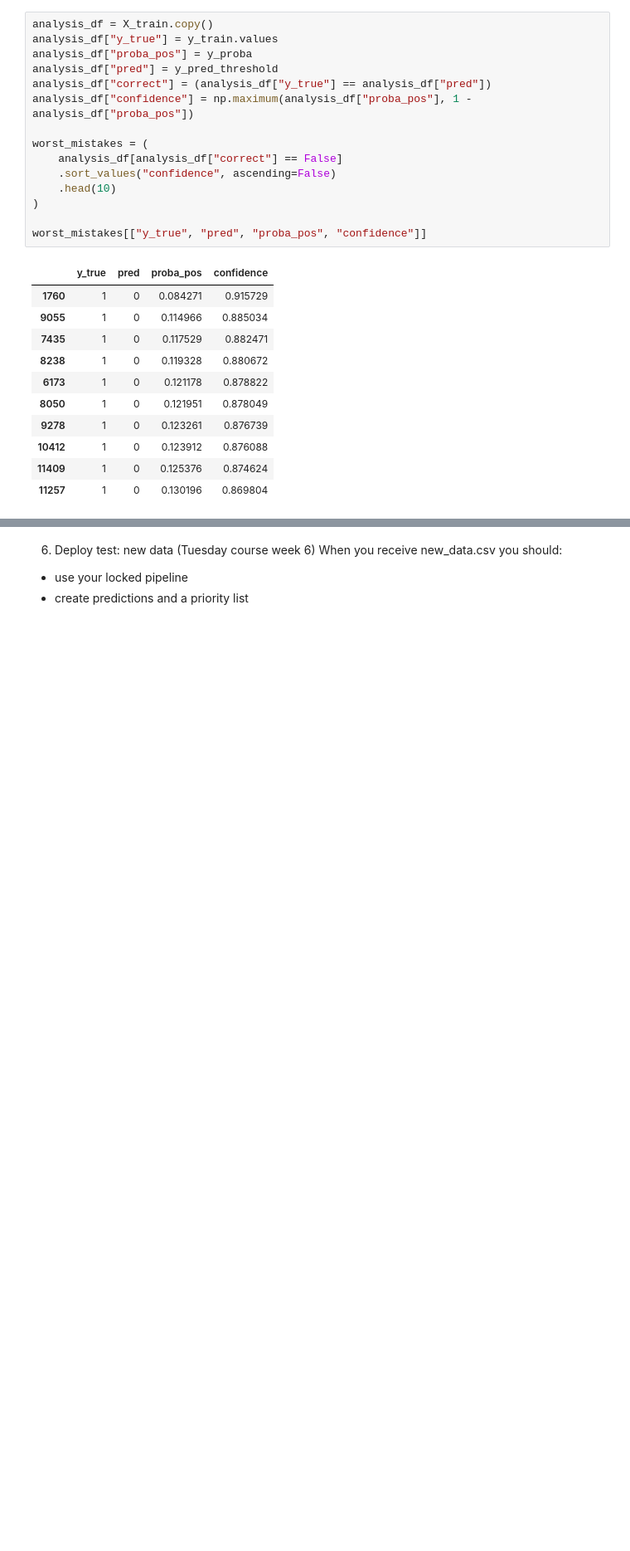
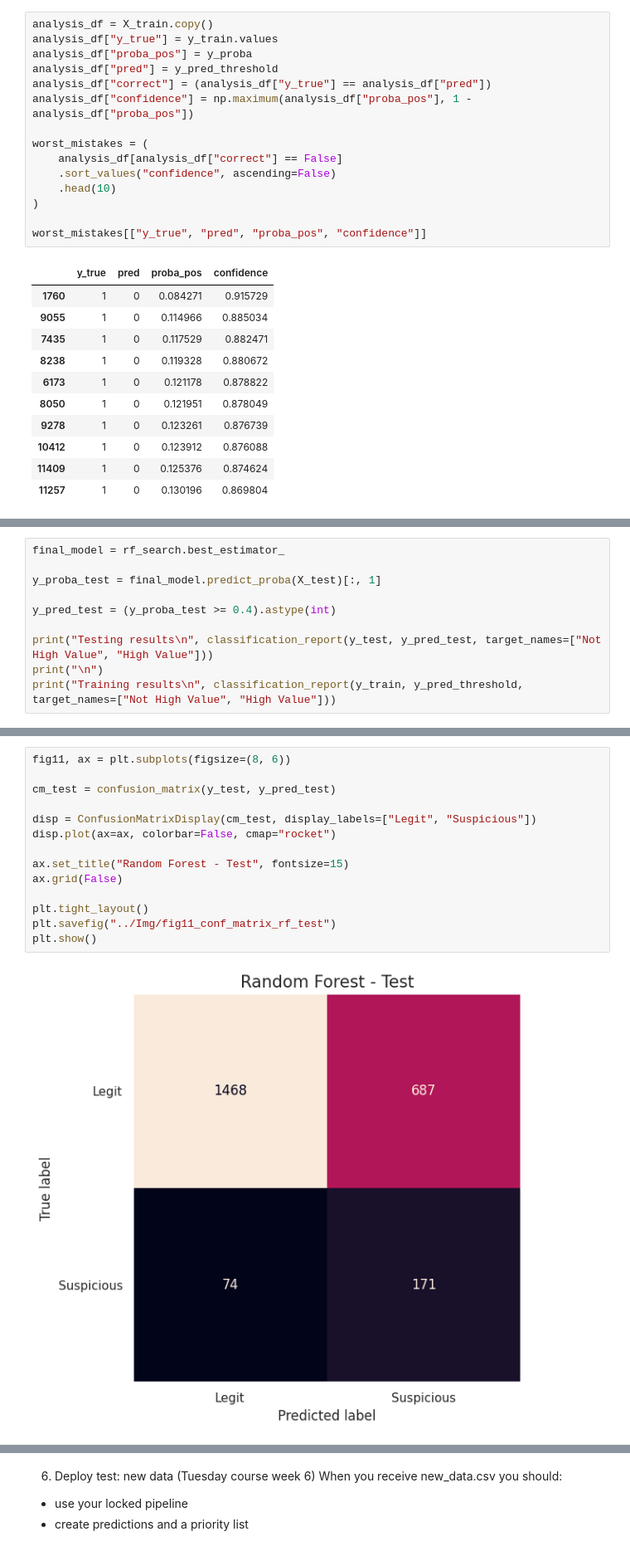
Before and after one commit to IreneGrisenti/Marketplace_Safety_Scam_detection, a Jupyter notebook: Notebooks/scam_detection_model.ipynb, the cells around one changed output, grey strips where cells are left out. Shown: that part at 83% size. Cells and saved outputs as stored; diff of their text form; blank space fills up the shorter version.

Commit message:
final test and adjusted prio strategy

```diff
--- a/Notebooks/scam_detection_model.ipynb
+++ b/Notebooks/scam_detection_model.ipynb
@@ -586,0 +603,10 @@ At top 15%, the model flags ~1,441 cases and catches 40% of all scams. The team
+# %%
+final_model = rf_search.best_estimator_
+
+y_proba_test = final_model.predict_proba(X_test)[:, 1]
+
+y_pred_test = (y_proba_test >= 0.4).astype(int)
+
+print("Testing results\n", classification_report(y_test, y_pred_test, target_names=["Not High Value", "High Value"]))
+print("\n")
+print("Training results\n", classification_report(y_train, y_pred_threshold, target_names=["Not High Value", "High Value"]))
@@ -586,0 +631,16 @@ At top 15%, the model flags ~1,441 cases and catches 40% of all scams. The team
+# %%
+fig11, ax = plt.subplots(figsize=(8, 6))
+
+cm_test = confusion_matrix(y_test, y_pred_test)
+
+disp = ConfusionMatrixDisplay(cm_test, display_labels=["Legit", "Suspicious"])
+disp.plot(ax=ax, colorbar=False, cmap="rocket")
+
+ax.set_title("Random Forest - Test", fontsize=15)
+ax.grid(False)
+
+plt.tight_layout()
+plt.savefig("../Img/fig11_conf_matrix_rf_test")
+plt.show()
+# %% [output]
+[figure, added]
```
Also changed, not shown: parts of 8 cells of this notebook, 1 other file.
